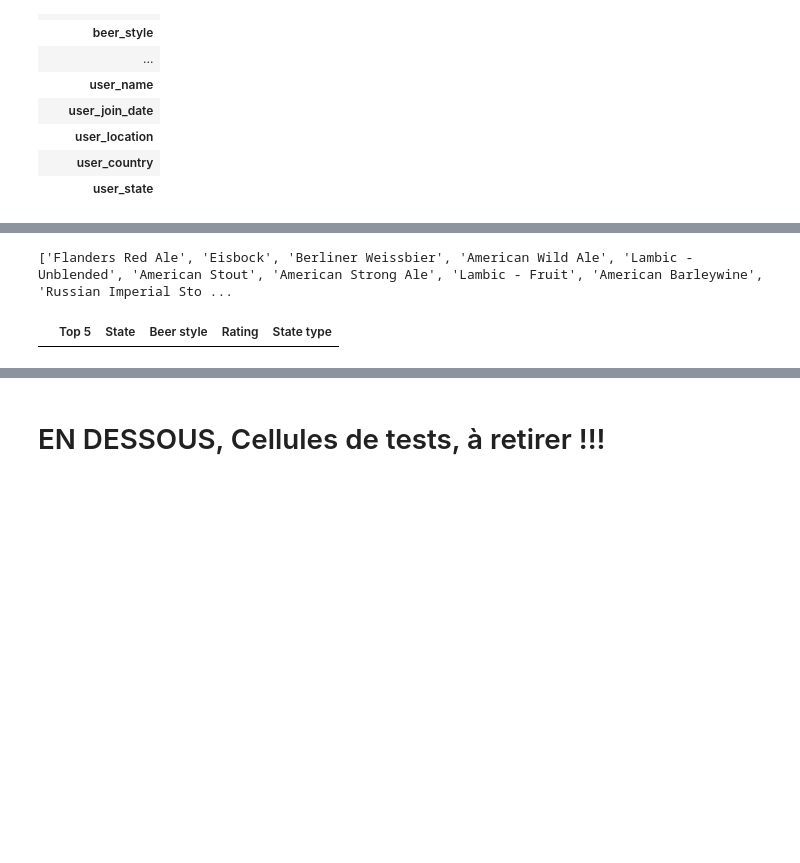
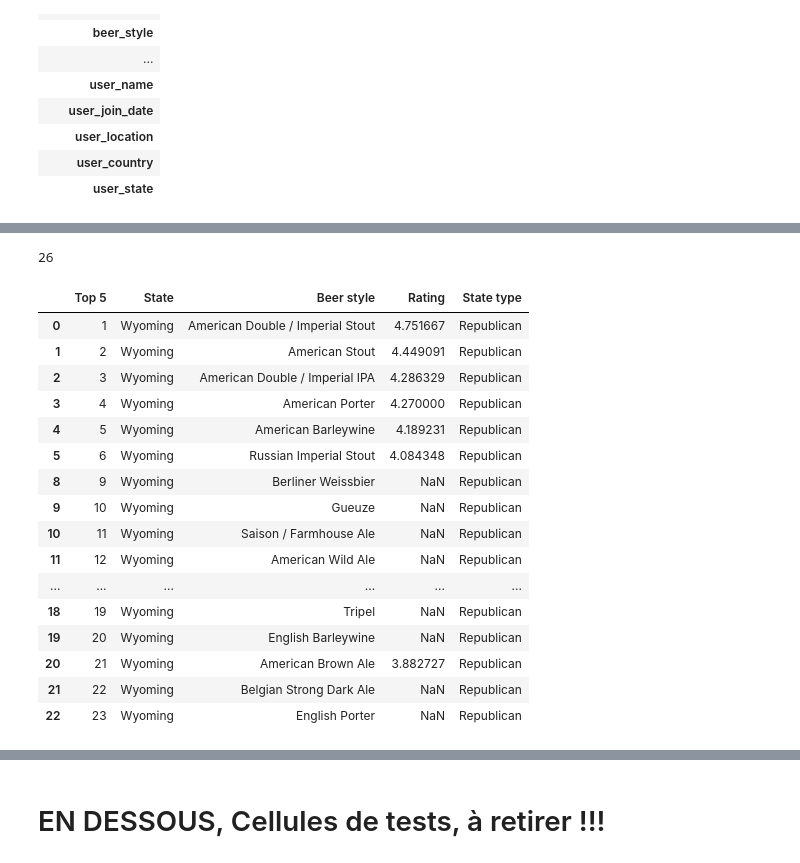
Before and after one commit to epfl-ada/ada-2024-project-casiervert952, a Jupyter notebook: analysis.ipynb, the cells around one changed output, grey strips where cells are left out. Saved outputs shown, nothing was run; the diff lists cells and outputs as text; code cells hidden in the pictures; blank space fills up the shorter version.

```diff
--- a/analysis.ipynb
+++ b/analysis.ipynb
@@ -786,7 +770,7 @@ pd_top5_democrat = pd.DataFrame({
 pd_top5_democrat_rating = pd.DataFrame({
     'Top 5':np.arange(1,6)
 })
-for state in top5_democrat:
+for state in topn_democrat:
     BA_state = BA_usa.copy()[BA_usa['user_state']==str(state)]
     # keep the beer if it has at leat 10 ratings
     counts = BA_state.groupby('beer_id')['rating'].transform('count')
@@ -804,7 +788,7 @@ pd_top5_republican = pd.DataFrame({
 pd_top5_republican_rating = pd.DataFrame({
     'Top 5':np.arange(1,6)
 })
-for state in top5_republican:
+for state in topn_republican:
     BA_state = BA_usa.copy()[BA_usa['user_state']==str(state)]
     # keep the beer if it has at leat 10 ratings
     counts = BA_state.groupby('beer_id')['rating'].transform('count')
@@ -833,12 +862,12 @@ display(pd_top5_democrat)
 
 styles_rep = []
 styles_dem = []
-for col in top5_republican:
+for col in topn_republican:
     styles_rep.append(list(pd_top5_republican[col].values))
 styles_rep = [item for sous_liste in styles_rep for item in sous_liste]
 styles_rep = list(set(styles_rep))
 
-for col in top5_democrat:
+for col in topn_democrat:
     styles_dem.append(list(pd_top5_democrat[col].values))
 styles_dem = [item for sous_liste in styles_dem for item in sous_liste]
 styles_dem = list(set(styles_dem))
@@ -846,17 +875,17 @@ styles_dem = list(set(styles_dem))
 #keep the values that need to be added
 
 styles = list(set(styles_dem+styles_rep))
-print(styles)
+print(len(styles))
 # %% [output]
-['Flanders Red Ale', 'Eisbock', 'Berliner Weissbier', 'American Wild Ale', 'Lambic - Unblended', 'American Stout', 'American Strong Ale', 'Lambic - Fruit', 'American Barleywine', 'Russian Imperial Sto ...
+26
 # %%
 #add the style from top5 republican to democrat and vice versa (for the plot)
 # democrats States
 
 pd_top_democrat_rating = pd.DataFrame({
-    'Top 5':np.arange(1,26)
+    'Top 5':np.arange(1,len(styles)+6)
 })
-for state in top5_democrat:
+for state in topn_democrat:
     BA_state = BA_usa.copy()[BA_usa['user_state']==str(state)]
     # keep the beer if it has at leat 10 ratings
     counts = BA_state.groupby('beer_id')['rating'].transform('count')
@@ -876,9 +905,9 @@ for state in top5_democrat:
 # Republican States
 
 pd_top_republican_rating = pd.DataFrame({
-    'Top 5':np.arange(1,26)
+    'Top 5':np.arange(1,len(styles)+6)
 })
-for state in top5_republican:
+for state in topn_republican:
     BA_state = BA_usa.copy()[BA_usa['user_state']==str(state)]
     # keep the beer if it has at leat 10 ratings
     counts = BA_state.groupby('beer_id')['rating'].transform('count')
@@ -893,30 +922,50 @@ for state in top5_republican:
     #add beer styles
     pd_top_republican_rating[state] = top_state.index
     pd_top_republican_rating[state+'_rating'] = top_state['rating'].values
+# %%
+to_leave_rep = topn_republican + ['Top 5']
+to_leave_dem = topn_democrat + ['Top 5']
+list_rep_rating = [item for item in list(pd_top_republican_rating.columns) if item not in to_leave_rep]
+list_dem_rating = [item for item in list(pd_top_democrat_rating.columns) if item not in to_leave_dem]
 # %%
 
 # new long format to plot
-republican_long = pd.melt(pd_top_republican_rating, id_vars=['Top 5'], value_vars=top5_republican,
+republican_long = pd.melt(pd_top_republican_rating, id_vars=['Top 5'], value_vars=topn_republican,
                           var_name='State', value_name='Beer style')
-democrat_long = pd.melt(pd_top_democrat_rating, id_vars=['Top 5'], value_vars=top5_democrat,
+democrat_long = pd.melt(pd_top_democrat_rating, id_vars=['Top 5'], value_vars=topn_democrat,
                           var_name='State', value_name='Beer style')
 
 # create a new column rating
-republican_long['Rating'] = pd.melt(pd_top_republican_rating, id_vars=['Top 5'], value_vars=['Wyoming_rating', 'Oklahoma_rating', 'Idaho_rating', 'Utah_rating', 'Alabama_rating'],
+republican_long['Rating'] = pd.melt(pd_top_republican_rating, id_vars=['Top 5'], value_vars=list_rep_rating,
                                     var_name='State_rating', value_name='Rating')['Rating']
-democrat_long['Rating'] = pd.melt(pd_top_democrat_rating, id_vars=['Top 5'], value_vars=['Rhode Island_rating','Hawaii_rating', 'Massachusetts_rating', 'Vermont_rating', 'Maryland_rating'],
+democrat_long['Rating'] = pd.melt(pd_top_democrat_rating, id_vars=['Top 5'], value_vars=list_dem_rating,
                                     var_name='State_rating', value_name='Rating')['Rating']
 
 # add column 'state type'
 republican_long['State type'] = 'Republican'
 democrat_long['State type'] = 'Democrat'
 
 
 # combine the dfs
 df_combined = pd.concat([republican_long, democrat_long])
 #display(df_combined[60:120])
 df_combined = df_combined.drop_duplicates(subset=('State','Beer style'))
-df_combined[(df_combined['State type']== 'Republican')&(df_combined['Beer style']=='American IPA')]
 # %% [output]
 |  | Top 5 | State | Beer style | Rating | State type |
+| 0 | 1 | Wyoming | American Double / Imperial Stout | 4.751667 | Republican |
+| 1 | 2 | Wyoming | American Stout | 4.449091 | Republican |
+| 2 | 3 | Wyoming | American Double / Imperial IPA | 4.286329 | Republican |
+| 3 | 4 | Wyoming | American Porter | 4.270000 | Republican |
+| 4 | 5 | Wyoming | American Barleywine | 4.189231 | Republican |
+| 5 | 6 | Wyoming | Russian Imperial Stout | 4.084348 | Republican |
+| 8 | 9 | Wyoming | Berliner Weissbier | NaN | Republican |
+| 9 | 10 | Wyoming | Gueuze | NaN | Republican |
+| 10 | 11 | Wyoming | Saison / Farmhouse Ale | NaN | Republican |
+| 11 | 12 | Wyoming | American Wild Ale | NaN | Republican |
+| ... | ... | ... | ... | ... | ... |
+| 18 | 19 | Wyoming | Tripel | NaN | Republican |
+| 19 | 20 | Wyoming | English Barleywine | NaN | Republican |
+| 20 | 21 | Wyoming | American Brown Ale | 3.882727 | Republican |
+| 21 | 22 | Wyoming | Belgian Strong Dark Ale | NaN | Republican |
+| 22 | 23 | Wyoming | English Porter | NaN | Republican |
 # %%
```
Also changed, not shown: parts of 19 cells of this notebook, 1 other file.
